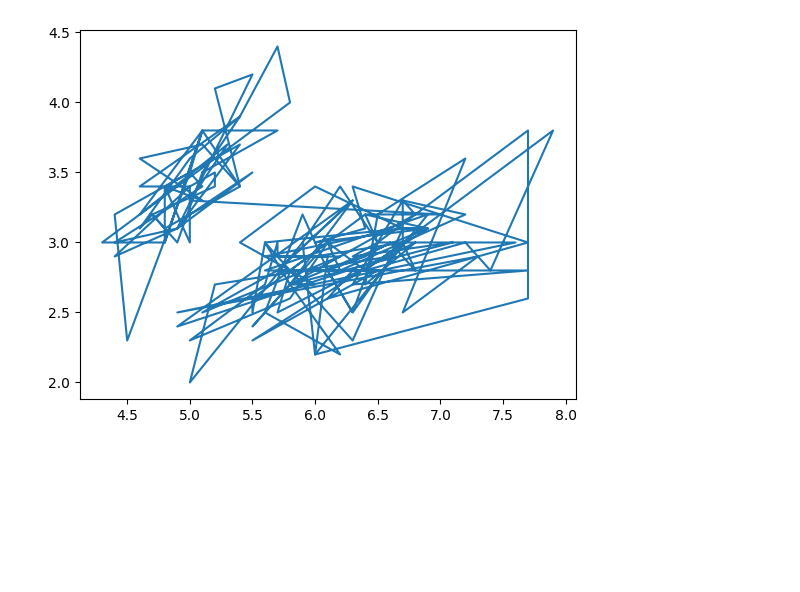
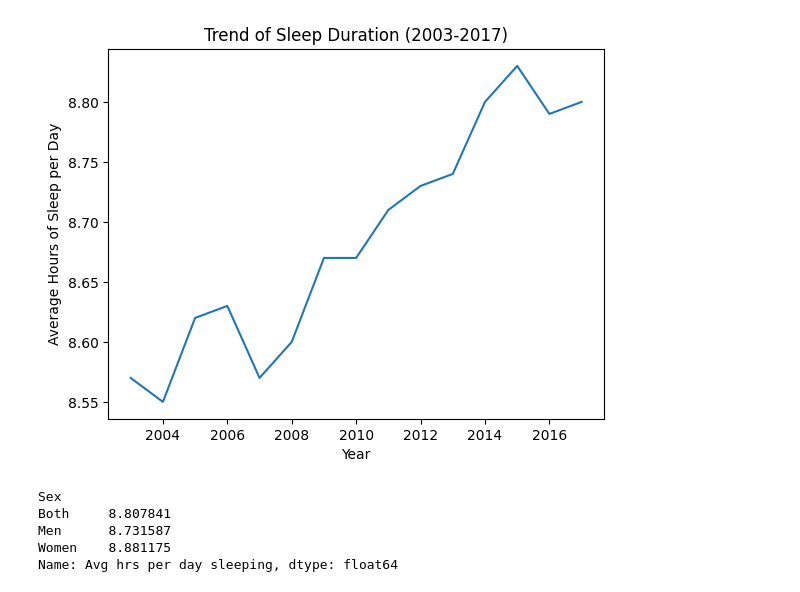
Before and after one commit to m3Zentrovoy/DI-BOOTCAMP, a Jupyter notebook: W3/D1/XP_Exercise.ipynb, the cells around one changed output. Saved outputs shown, nothing was run; the diff lists cells and outputs as text; code cells hidden in the pictures; blank space fills up the shorter version.

```diff
--- a/W3/D1/XP_Exercise.ipynb
+++ b/W3/D1/XP_Exercise.ipynb
@@ -7,13 +7,15 @@ df2 = pd.read_csv('Global Trends in Mental Health Disorder/Mental health Depress
 df3 = pd.read_csv('Credit Card Approvals (Clean Data)/clean_dataset.csv')
 df4 = pd.read_csv('Credit Card Approvals (Clean Data)/crx.csv')
 
-# print("df1 columns:", df1.columns)
-# print(df1.head())
-# print("df1 columns:", df2.columns)
+print("df1 columns:", df1.columns)
+print(df1.head())
+print("\nColumns:", df1.columns)
+
+# print("df2 columns:", df2.columns)
 # print(df2.head())
-# print("df1 columns:", df3.columns)
+# print("df3 columns:", df3.columns)
 # print(df3.head())
-# print("df1 columns:", df4.columns)
+# print("df4 columns:", df4.columns)
 # print(df4.head())
 
 #ex3
@@ -40,25 +42,54 @@ df4 = pd.read_csv('Credit Card Approvals (Clean Data)/crx.csv')
 # print("Quantitative columns in df4:", quantitative_columns)
 
 
-iris = pd.read_csv('Iris.csv')
-print(iris.head())
+# iris = pd.read_csv('Iris.csv')
+# print(iris.head())
 
-qualitative_columns = iris.select_dtypes(include=['object']).columns
-print("Qualitative (Non-numerical data ) columns in iris:", qualitative_columns)
-quantitative_columns = iris.select_dtypes(include=['float64', 'int64']).columns
-print("Quantitative (Numerical data) columns in iris:", quantitative_columns)
+# qualitative_columns = iris.select_dtypes(include=['object']).columns
+# print("Qualitative (Non-numerical data ) columns in iris:", qualitative_columns)
+# quantitative_columns = iris.select_dtypes(include=['float64', 'int64']).columns
+# print("Quantitative (Numerical data) columns in iris:", quantitative_columns)
 
-for column in quantitative_columns:
-    mean = iris[column].mean()
-    median = iris[column].median()
-    mode = iris[column].mode()[0]  # mode() возвращает Series, берём первое значение
-    print(f"\nStatistics for '{column}':")
-    print(f"Mean: {mean}")
-    print(f"Median: {median}")
-    print(f"Mode: {mode}")
+# for column in quantitative_columns:
+#     mean = iris[column].mean()
+#     median = iris[column].median()
+#     mode = iris[column].mode()[0]  # mode() возвращает Series, берём первое значение
+#     print(f"\nStatistics for '{column}':")
+#     print(f"Mean: {mean}")
+#     print(f"Median: {median}")
+#     print(f"Mode: {mode}")
 
 
 import matplotlib.pyplot as plt
-plt.plot(iris['SepalLengthCm'], iris['SepalWidthCm'])
+# plt.plot(iris['SepalLengthCm'])
+# plt.show()
+
+#ex6
+trend_data = df1[(df1['Type of Days'] == 'All days') & (df1['Sex'] == 'Both') & (df1['Age Group'] == '15 years and over')]
+plt.plot(trend_data['Year'], trend_data['Avg hrs per day sleeping'])
+plt.xlabel('Year')
+plt.ylabel('Average Hours of Sleep per Day')
+plt.title('Trend of Sleep Duration (2003-2017)')
 plt.show()
+
+# Средние значения для каждого пола
+group_means = df1.groupby('Sex')['Avg hrs per day sleeping'].mean()
+print(group_means)
+
+
+"""### Columns for Specific Types of Analysis in Time Americans Spend Sleeping.csv
+
+#### Trend Analysis
+- **Year** and **Avg hrs per day sleeping**: `Year` (2003–2017) allows tracking changes over time, and `Avg hrs per day sleeping` shows the average sleep duration. This can reveal trends, such as whether sleep duration increases or decreases over the years.
+  - Example: Analyze the trend of sleep duration for "All days" and "Both" sexes from 2003 to 2017.
+
+#### Group Comparison
+- **Type of Days**, **Age Group**, **Sex** (grouping columns) and **Avg hrs per day sleeping** (value column): These columns allow comparing sleep duration across different groups.
+  - Example 1: Compare sleep duration on "Nonholiday weekdays" vs. "Weekend days and holidays".
+  - Example 2: Compare sleep duration for "15 to 24 years" vs. "65 years and over".
+  - Example 3: Compare sleep duration for "Men" vs. "Women".
+
+#### Error Analysis
+- **Avg hrs per day sleeping** and **Standard Error**: `Standard Error` provides the margin of error for `Avg hrs per day sleeping`, allowing analysis of measurement reliability.
+  - Example: Plot sleep duration with error bars to visualize the uncertainty in the data."""
 # %% [output]
@@ -82 +116,6 @@ Mode: 0.2
-[figure, old version]
+[figure, new version]
+Sex
+Both     8.807841
+Men      8.731587
+Women    8.881175
+Name: Avg hrs per day sleeping, dtype: float64
```
Also changed, not shown: parts of 2 cells of this notebook, 4 other files.
